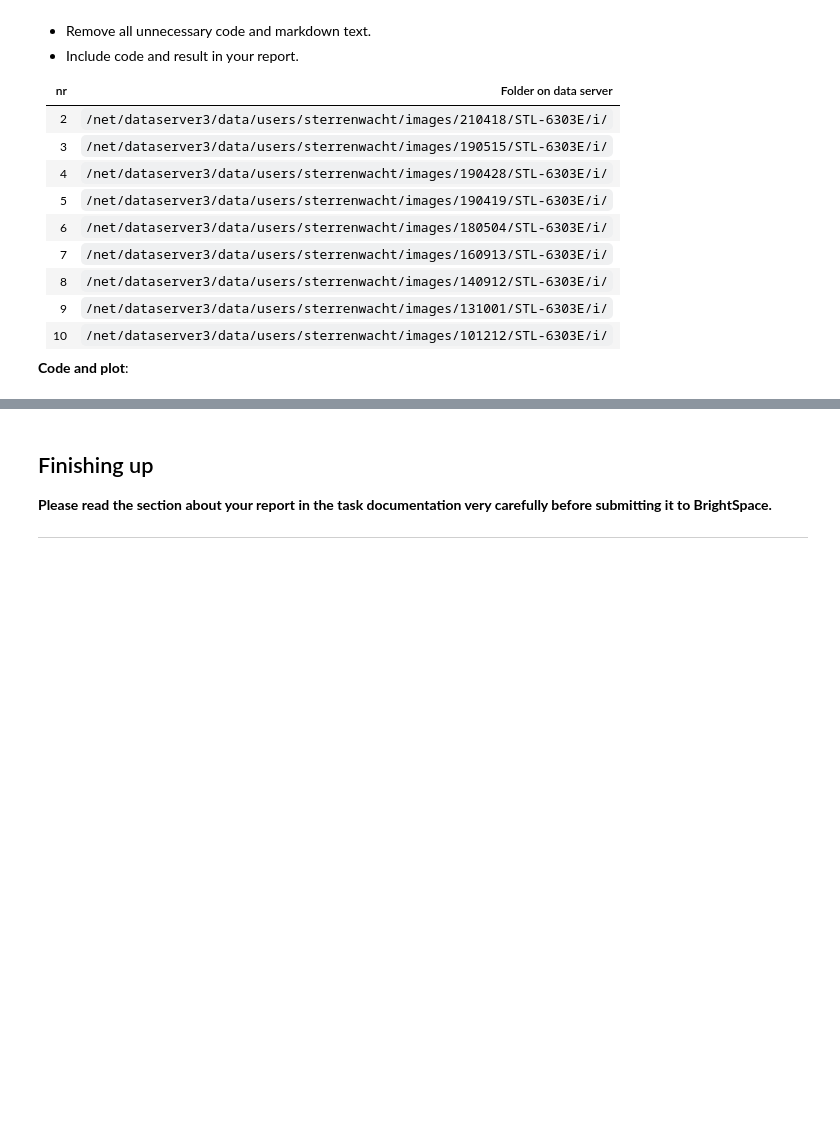
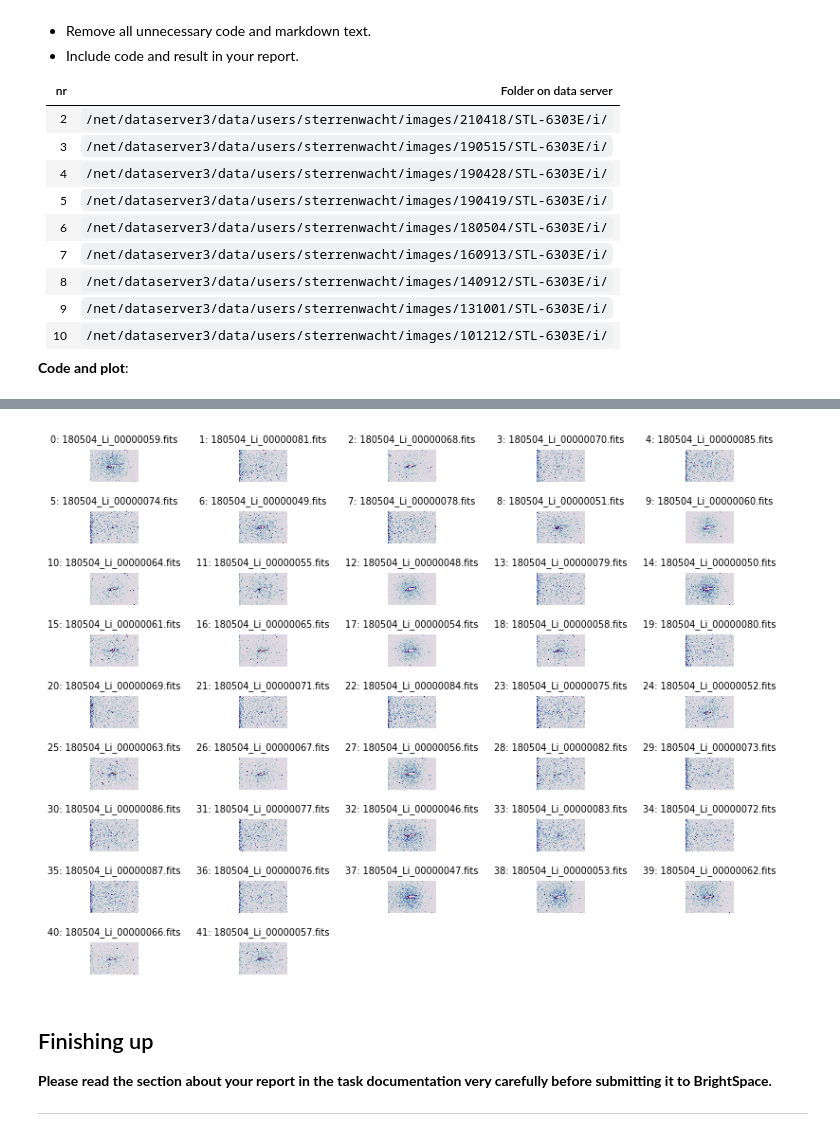
Before and after one commit to mdbakelaar/PROGNUM-repo, a Jupyter notebook: Task6/s6360912_Coursework6.ipynb, the cells around one changed output, grey strips where cells are left out. Saved outputs shown, nothing was run; the diff lists cells and outputs as text; code cells hidden in the pictures; blank space fills up the shorter version.

```diff
--- a/Task6/s6360912_Coursework6.ipynb
+++ b/Task6/s6360912_Coursework6.ipynb
@@ -486,3 +486,84 @@ find one yourself in the
 | 10 | ``/net/dataserver3/data/users/sterrenwacht/images/101212/STL-6303E/i/`` |
 
 **Code and plot**:
+# %%
+from pathlib import Path
+from matplotlib.pyplot import figure, show
+from astropy.io import fits
+from math import ceil
+from astropy.visualization import ImageNormalize
+from astropy.visualization import SinhStretch, AsymmetricPercentileInterval, LinearStretch,\
+                                  LogStretch, PowerStretch, SqrtStretch, SquaredStretch,\
+                                  HistEqStretch, ZScaleInterval
+#step 1 from the notebook
+datadir = "/net/dataserver3/data/users/sterrenwacht/images/180504/STL-6303E/i/"  # Replace by your own data folder (not in home!)
+excludes = ['BIAS', 'FLAT', 'DARK']  # Exclude these images if these are opart of the file name
+
+path = Path(datadir)
+filepaths = []
+for filepath in path.iterdir():
+    if filepath.suffix.lower() in ['.fits', '.fit', '.fts']:
+        if not any(ext in filepath.name for ext in excludes):
+            filepaths.append(filepath)
+
+# Print first 5 file names
+for f in filepaths[:5]:
+    print(f.name)
+
+#step 2 from the notebook
+def imdisplay(data,
+              ax,
+              vmin=None, vmax=None,
+              percentlow=1, percenthigh=99,
+              zscale=False,
+              scale='linear',
+              power=1.5,
+              cmap='gray',
+              **kwargs):
+    if zscale:
+        # Always overwrite vmin and vmax
+        interval = ZScaleInterval()
+        vmin, vmax = interval.get_limits(data)
+    if vmin is None or vmax is None:
+        interval = AsymmetricPercentileInterval(percentlow, percenthigh)
+        vmin2, vmax2 = interval.get_limits(data)
+        if vmin is None:
+            vmin = vmin2
+        if vmax is None:
+            vmax = vmax2
+
+    if scale == 'linear':
+        stretch = LinearStretch(slope=0.5, intercept=0.5)
+    if scale == 'sinh':
+        stretch = SinhStretch()
+    if scale == 'log':
+        stretch = LogStretch()
+    if scale == 'power':
+        stretch = PowerStretch(power)
+    if scale == 'sqrt':
+        stretch = SqrtStretch()
+    if scale == 'squared':
+        stretch = SquaredStretch()
+    if scale == 'hist':
+        stretch = HistEqStretch(data)  # Needs argument data and data min, max for vmin, vmax
+        vmin = data.min(); vmax = data.max()
+
+    norm = ImageNormalize(vmin=vmin, vmax=vmax, stretch=stretch)
+    return ax.imshow(data, interpolation='none', origin='lower', norm=norm, cmap=cmap, **kwargs)
+
+
+#step 3 from the notebook
+fig = figure(figsize=(8,6), tight_layout=True)
+count = 1
+ncols = 5
+nrows = ceil(len(filepaths)/ncols)
+for i, filepath in enumerate(filepaths):
+    hdulist = fits.open(filepath)
+    ax = fig.add_subplot(nrows, ncols, count)
+    ax.axis('off')
+    imdisplay(hdulist[0].data, ax, scale='power', power=3, cmap='twilight')
+    ax.set_title(f"{i}: {filepath.name}", fontsize=7)
+    count += 1
+    hdulist.close()
+show()
+# %% [output]
@@ -489,3 +575,4 @@ find one yourself in the
+[figure, added]
 # %%
 # Leave unaltered
 totalpoints += 6
```
Also changed, not shown: parts of 2 cells of this notebook, 7 other files.
